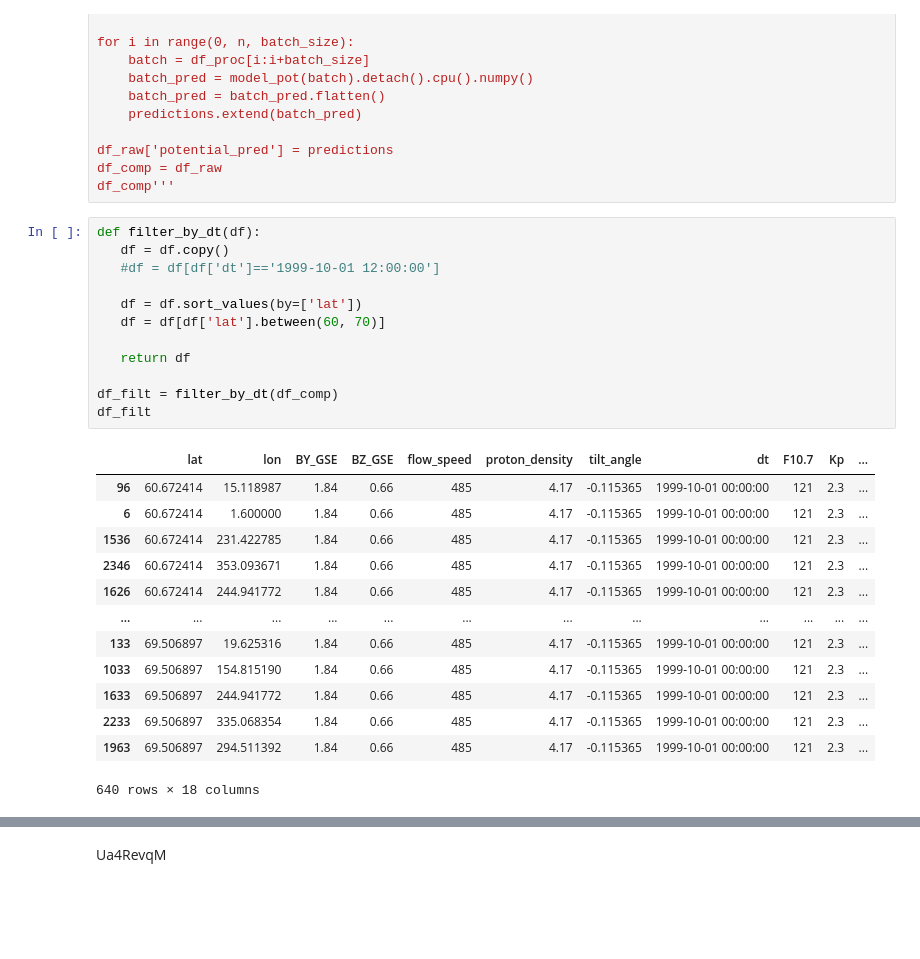
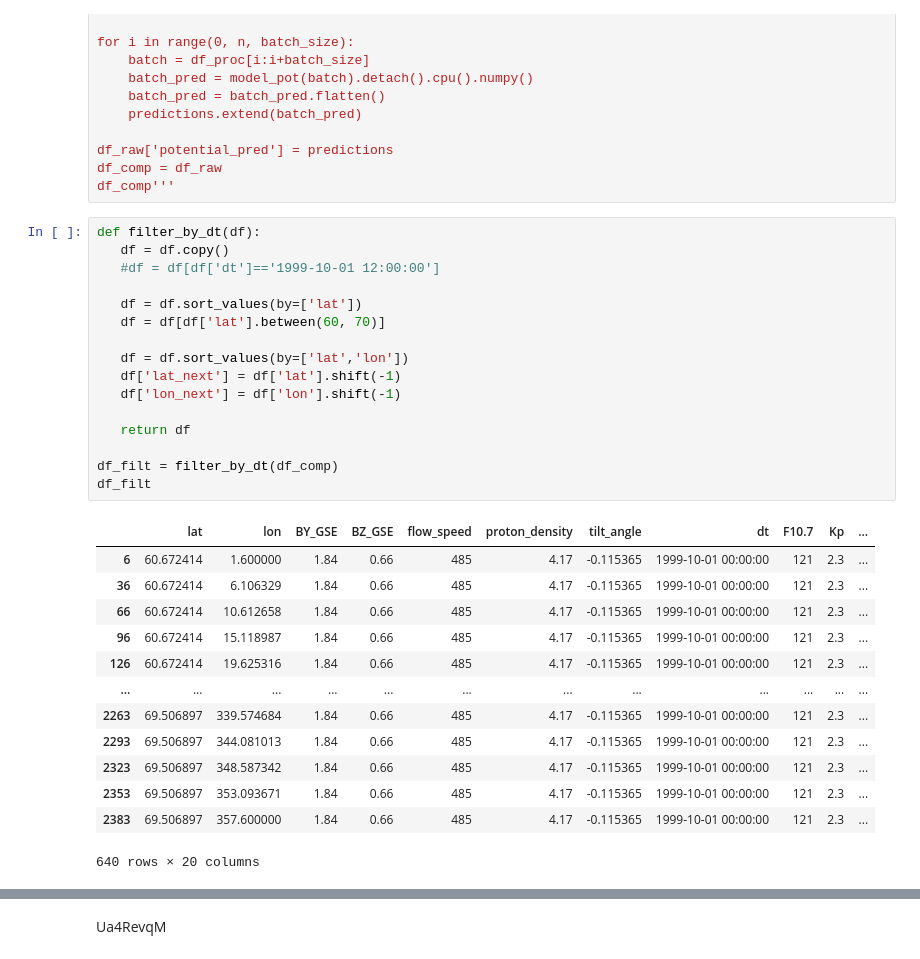
Before and after one commit to reddy-sachin/REPPU-ESN2, a Jupyter notebook: AE/AE_calc_MLP.ipynb, the cells around one changed output, grey strips where cells are left out. Saved outputs shown, nothing was run; the diff lists cells and outputs as text; blank space fills up the shorter version.

```diff
--- a/AE/AE_calc_MLP.ipynb
+++ b/AE/AE_calc_MLP.ipynb
@@ -256,26 +256,30 @@ df_comp'''
 # %%
 def filter_by_dt(df):
    df = df.copy()
    #df = df[df['dt']=='1999-10-01 12:00:00']
 
    df = df.sort_values(by=['lat'])
    df = df[df['lat'].between(60, 70)]
 
+   df = df.sort_values(by=['lat','lon'])
+   df['lat_next'] = df['lat'].shift(-1)
+   df['lon_next'] = df['lon'].shift(-1)
+
    return df
 
 df_filt = filter_by_dt(df_comp)
 df_filt
 # %% [output]
 |  | lat | lon | BY_GSE | BZ_GSE | flow_speed | proton_density | tilt_angle | dt | F10.7 | Kp | ... |
+| 6 | 60.672414 | 1.600000 | 1.84 | 0.66 | 485 | 4.17 | -0.115365 | 1999-10-01 00:00:00 | 121 | 2.3 | ... |
+| 36 | 60.672414 | 6.106329 | 1.84 | 0.66 | 485 | 4.17 | -0.115365 | 1999-10-01 00:00:00 | 121 | 2.3 | ... |
+| 66 | 60.672414 | 10.612658 | 1.84 | 0.66 | 485 | 4.17 | -0.115365 | 1999-10-01 00:00:00 | 121 | 2.3 | ... |
 | 96 | 60.672414 | 15.118987 | 1.84 | 0.66 | 485 | 4.17 | -0.115365 | 1999-10-01 00:00:00 | 121 | 2.3 | ... |
-| 6 | 60.672414 | 1.600000 | 1.84 | 0.66 | 485 | 4.17 | -0.115365 | 1999-10-01 00:00:00 | 121 | 2.3 | ... |
-| 1536 | 60.672414 | 231.422785 | 1.84 | 0.66 | 485 | 4.17 | -0.115365 | 1999-10-01 00:00:00 | 121 | 2.3 | ... |
-| 2346 | 60.672414 | 353.093671 | 1.84 | 0.66 | 485 | 4.17 | -0.115365 | 1999-10-01 00:00:00 | 121 | 2.3 | ... |
-| 1626 | 60.672414 | 244.941772 | 1.84 | 0.66 | 485 | 4.17 | -0.115365 | 1999-10-01 00:00:00 | 121 | 2.3 | ... |
+| 126 | 60.672414 | 19.625316 | 1.84 | 0.66 | 485 | 4.17 | -0.115365 | 1999-10-01 00:00:00 | 121 | 2.3 | ... |
 | ... | ... | ... | ... | ... | ... | ... | ... | ... | ... | ... | ... |
-| 133 | 69.506897 | 19.625316 | 1.84 | 0.66 | 485 | 4.17 | -0.115365 | 1999-10-01 00:00:00 | 121 | 2.3 | ... |
-| 1033 | 69.506897 | 154.815190 | 1.84 | 0.66 | 485 | 4.17 | -0.115365 | 1999-10-01 00:00:00 | 121 | 2.3 | ... |
-| 1633 | 69.506897 | 244.941772 | 1.84 | 0.66 | 485 | 4.17 | -0.115365 | 1999-10-01 00:00:00 | 121 | 2.3 | ... |
-| 2233 | 69.506897 | 335.068354 | 1.84 | 0.66 | 485 | 4.17 | -0.115365 | 1999-10-01 00:00:00 | 121 | 2.3 | ... |
-| 1963 | 69.506897 | 294.511392 | 1.84 | 0.66 | 485 | 4.17 | -0.115365 | 1999-10-01 00:00:00 | 121 | 2.3 | ... |
+| 2263 | 69.506897 | 339.574684 | 1.84 | 0.66 | 485 | 4.17 | -0.115365 | 1999-10-01 00:00:00 | 121 | 2.3 | ... |
+| 2293 | 69.506897 | 344.081013 | 1.84 | 0.66 | 485 | 4.17 | -0.115365 | 1999-10-01 00:00:00 | 121 | 2.3 | ... |
+| 2323 | 69.506897 | 348.587342 | 1.84 | 0.66 | 485 | 4.17 | -0.115365 | 1999-10-01 00:00:00 | 121 | 2.3 | ... |
+| 2353 | 69.506897 | 353.093671 | 1.84 | 0.66 | 485 | 4.17 | -0.115365 | 1999-10-01 00:00:00 | 121 | 2.3 | ... |
+| 2383 | 69.506897 | 357.600000 | 1.84 | 0.66 | 485 | 4.17 | -0.115365 | 1999-10-01 00:00:00 | 121 | 2.3 | ... |
-640 rows × 18 columns
+640 rows × 20 columns
```
Also changed, not shown: parts of 4 cells of this notebook, 9 other files.
